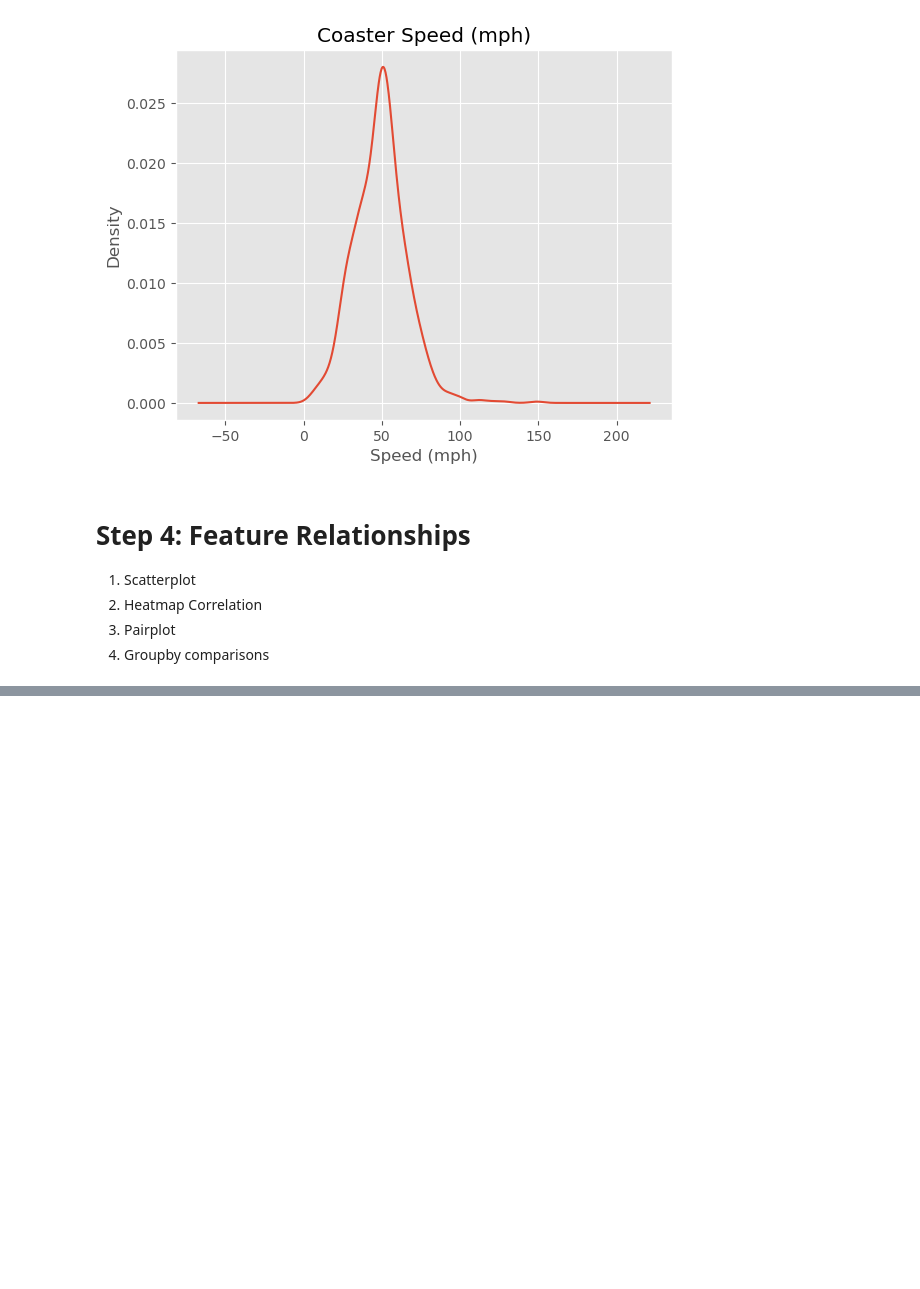
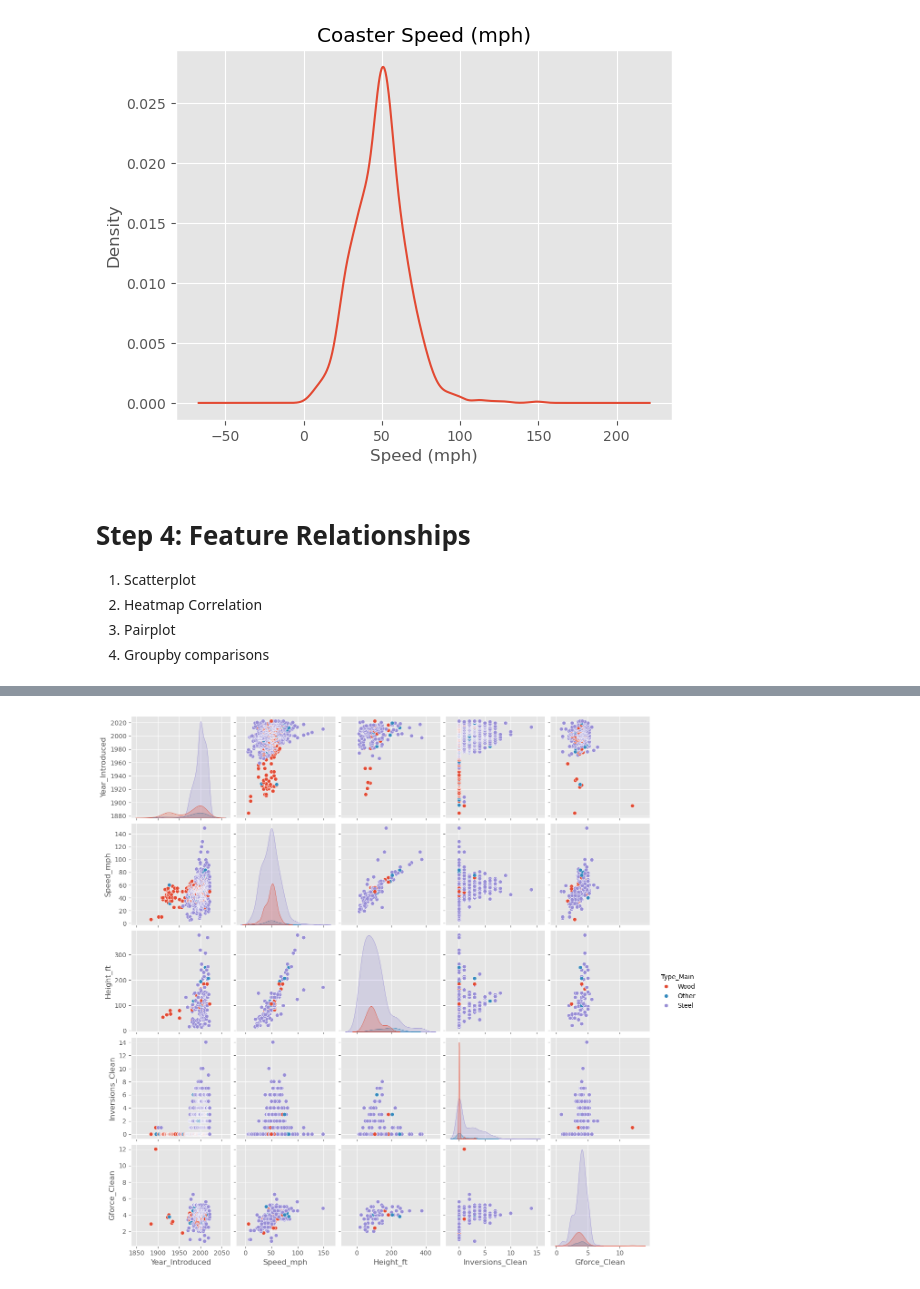
Before and after one commit to imamahasane/Pandas, a Jupyter notebook: Introduction to Exporitary Data Analysis.ipynb, the cells around one changed output, grey strips where cells are left out. Cells and saved outputs as stored; diff of their text form; code cells hidden in the pictures; blank space fills up the shorter version.

```diff
--- a/Introduction to Exporitary Data Analysis.ipynb
+++ b/Introduction to Exporitary Data Analysis.ipynb
@@ -371,0 +393,5 @@ df.plot(kind= 'scatter', x= 'Speed_mph', y= 'Height_ft', title= 'Coaster Speed v
+# %%
+sns.pairplot(df, vars= ['Year_Introduced', 'Speed_mph', 'Height_ft', 'Inversions_Clean', 'Gforce_Clean'], hue= 'Type_Main')
+plt.show()
+# %% [output]
+[figure, added]
```
Also changed, not shown: parts of 12 cells of this notebook, 3 other files.
